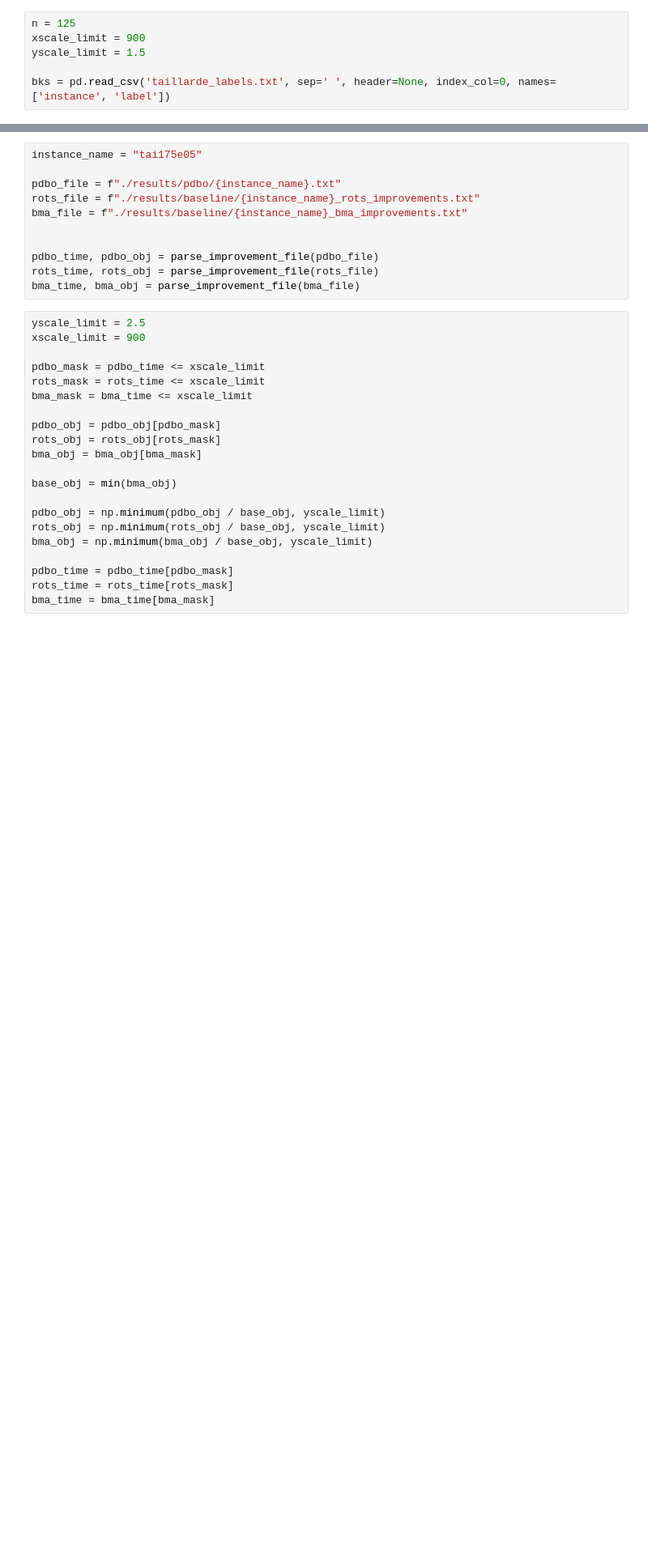
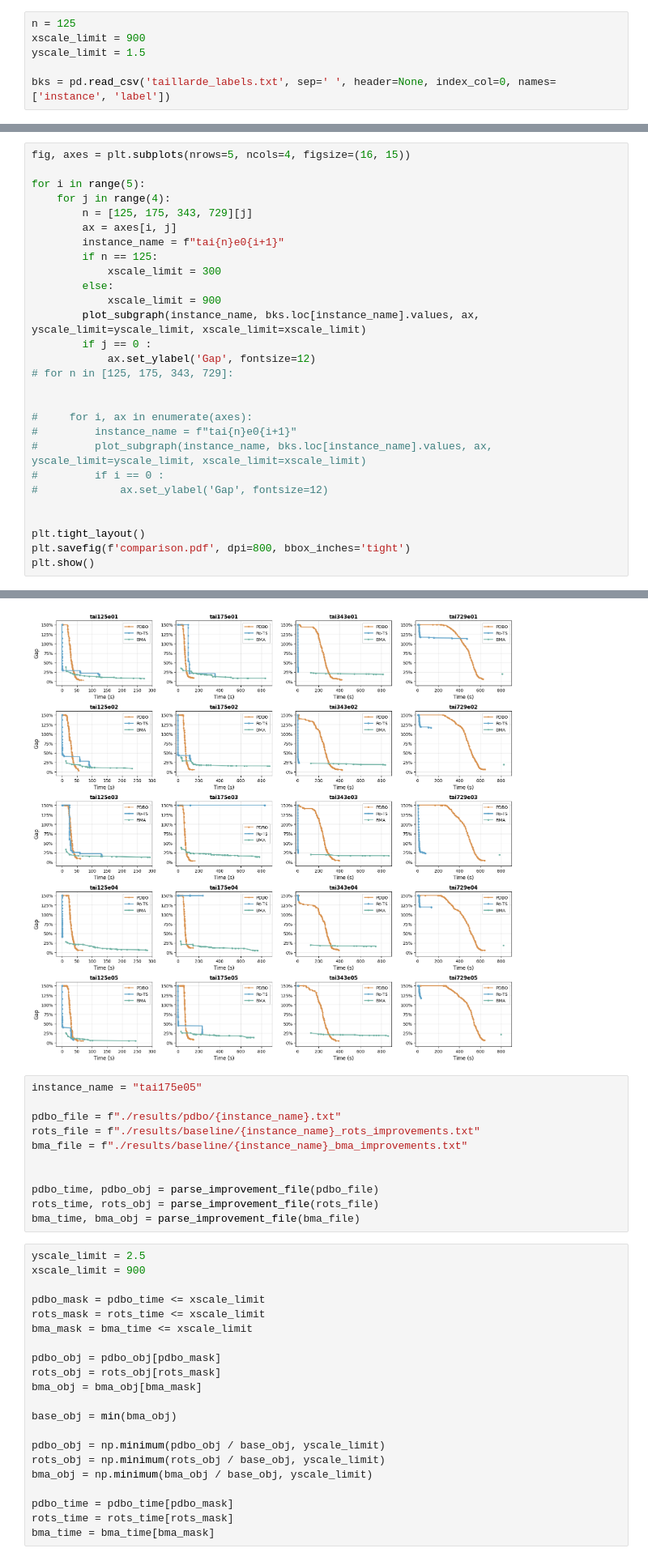
Before and after one commit to SSszyBill/QAPs, a Jupyter notebook: plot_improvement.ipynb, the cells around one changed output, grey strips where cells are left out. Shown at 81% size. Drawn from its saved outputs; the diff is of its cells as text; blank space fills up the shorter version.

```diff
--- a/plot_improvement.ipynb
+++ b/plot_improvement.ipynb
@@ -121,0 +147,29 @@ for n in [125, 175, 343, 729]:
+# %%
+fig, axes = plt.subplots(nrows=5, ncols=4, figsize=(16, 15))
+
+for i in range(5):
+    for j in range(4):
+        n = [125, 175, 343, 729][j]
+        ax = axes[i, j]
+        instance_name = f"tai{n}e0{i+1}"
+        if n == 125:
+            xscale_limit = 300
+        else:
+            xscale_limit = 900
+        plot_subgraph(instance_name, bks.loc[instance_name].values, ax, yscale_limit=yscale_limit, xscale_limit=xscale_limit)
+        if j == 0 :
+            ax.set_ylabel('Gap', fontsize=12)
+# for n in [125, 175, 343, 729]:
+
+
+#     for i, ax in enumerate(axes):
+#         instance_name = f"tai{n}e0{i+1}"
+#         plot_subgraph(instance_name, bks.loc[instance_name].values, ax, yscale_limit=yscale_limit, xscale_limit=xscale_limit)
+#         if i == 0 :
+#             ax.set_ylabel('Gap', fontsize=12)
+
+
+plt.tight_layout()
+plt.savefig(f'comparison.pdf', dpi=800, bbox_inches='tight')
+plt.show()
+# %% [output]
@@ -122,3 +196,4 @@ for n in [125, 175, 343, 729]:
+[figure, added]
 # %%
 instance_name = "tai175e05"
 
```
Also changed, not shown: parts of 5 cells of this notebook.
